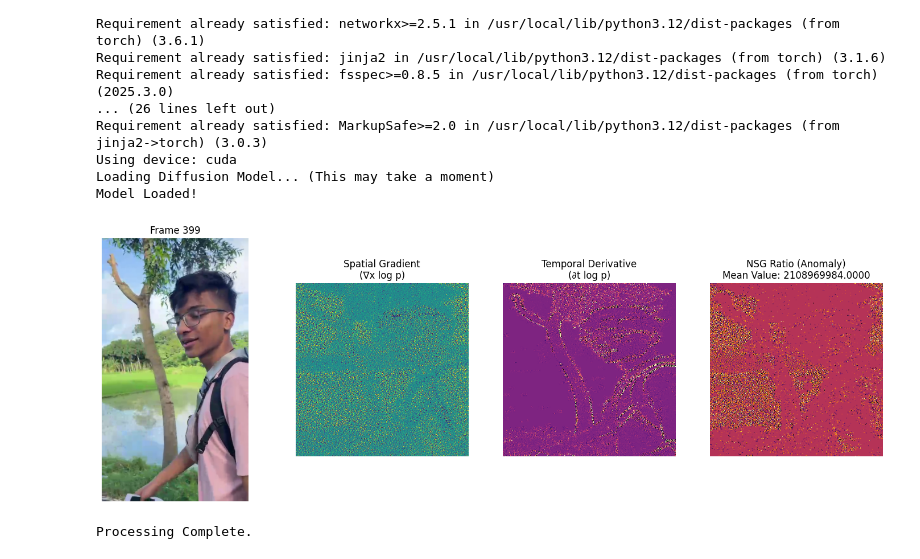
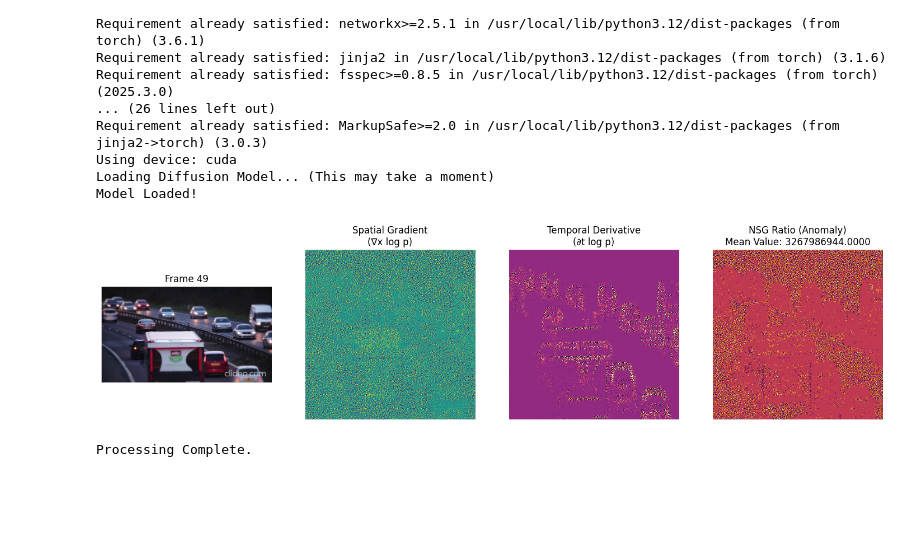
Before and after one commit to Piccolo7210/AI-Generated-Video-Detection, a Jupyter notebook: nsg_ratio_mea.ipynb, the cells around one changed output. Drawn from its saved outputs; the diff is of its cells as text; code cells hidden in the pictures; blank space fills up the shorter version.

Commit message:
Kaggle Notebook | NSG Ratio Anomaly Mean | Version 3

```diff
--- a/nsg_ratio_mea.ipynb
+++ b/nsg_ratio_mea.ipynb
@@ -101,7 +101,7 @@ def preprocess_cv2_frame(frame, device):
 
     return torch.tensor(arr).unsqueeze(0).to(device)
 
-video_path = '/kaggle/input/datasets/mustakimbinmohsin/girlface/in.mp4'
+video_path = '/kaggle/input/datasets/mustakimbinmohsin/girlface/final2.mp4'
 
 if not os.path.exists(video_path):
     print(f"Error: Could not find video at '{video_path}'.")
@@ -128,7 +128,7 @@ else:
 
     t_step = 5
     lambda_param = 1e-10
-    max_frames = min(400, frame_count - 1)
+    max_frames = min(50, frame_count - 1)
 
     print(f"Processing first {max_frames} frames for visualization...")
 
@@ -167,32 +167,32 @@ else:
 
         clear_output(wait=True)
 
         fig, axes = plt.subplots(1, 4, figsize=(18, 6))
 
         # Original Frame
         axes[0].imshow(cv2.cvtColor(frame_t_raw, cv2.COLOR_BGR2RGB))
         axes[0].set_title(f"Frame {i}")
         axes[0].axis("off")
 
         # Spatial Gradient
         axes[1].imshow(to_vis(spatial_gradient), cmap='viridis')
         axes[1].set_title("Spatial Gradient\n(∇x log p)")
         axes[1].axis("off")
 
         # Temporal Derivative
         axes[2].imshow(to_vis(temporal_derivative), cmap='magma')
         axes[2].set_title("Temporal Derivative\n(∂t log p)")
         axes[2].axis("off")
 
         # NSG ratio(Anomaly) Mean Value
         axes[3].imshow(to_vis(nsg_ratio), cmap='inferno')
         axes[3].set_title(f"NSG Ratio (Anomaly)\nMean Value: {nsg_mean_value:.4f}")
         axes[3].axis("off")
 
         plt.show()
         time.sleep(0.001)
 
     print("Processing Complete.")
 # %% [output]
-[figure, old version]
+[figure, new version]
 Processing Complete.
```
Also changed, not shown: parts of 1 cell of this notebook.
